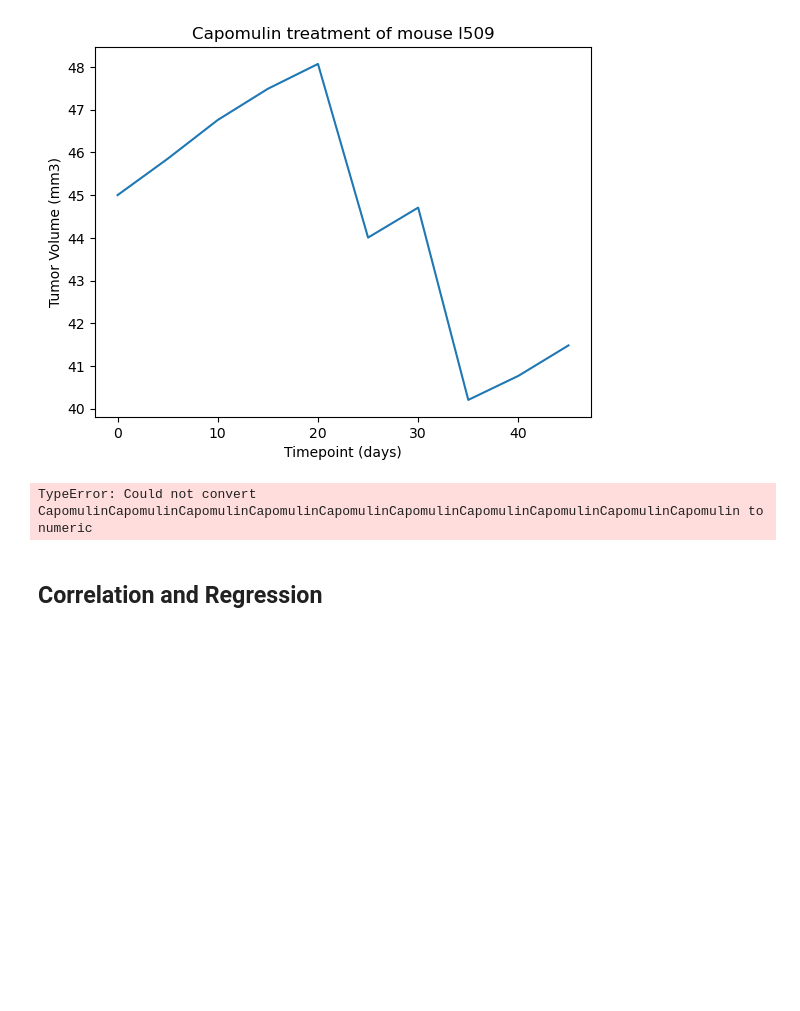
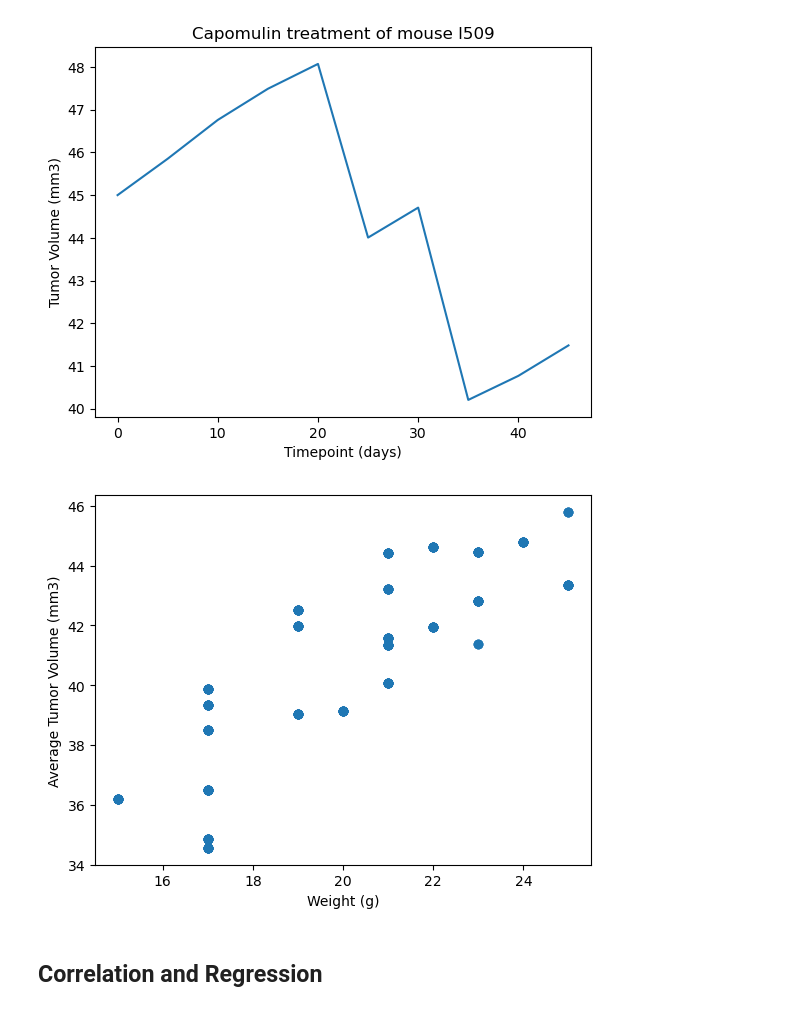
Before and after one commit to Neil7777/Matplotlib-Challenge, a Jupyter notebook: Pymaceuticals/pymaceuticals_starter.ipynb, the cells around one changed output. Cells and saved outputs as stored; diff of their text form; code cells hidden in the pictures; blank space fills up the shorter version.

```diff
--- a/Pymaceuticals/pymaceuticals_starter.ipynb
+++ b/Pymaceuticals/pymaceuticals_starter.ipynb
@@ -272,19 +273,24 @@ plt.show()
 # %%
 # Generate a scatter plot of mouse weight vs. the average observed tumor volume for the entire Capomulin regimen
 
 scatter_data = clean_df.loc[clean_df["Drug Regimen"] == "Capomulin"]
 
-avg_scatter_data = scatter_data.groupby(scatter_data["Mouse ID"]).mean()
-avg_tumor_vol = avg_scatter_data["Tumor Volume (mm3)"]
+avg_scatter_data = pd.DataFrame(scatter_data.groupby('Mouse ID')['Tumor Volume (mm3)'].mean()
+                          .sort_values()).reset_index().rename(columns={'Tumor Volume (mm3)': 'avg_tumor_vol'})
+
+avg_scatter_data = pd.merge(scatter_data, avg_scatter_data, on='Mouse ID')
+final_avg_vol_df =avg_scatter_data[['Weight (g)', 'avg_tumor_vol']].drop_duplicates()
+
+avg_tumor_vol = avg_scatter_data["avg_tumor_vol"]
 mouse_weight = avg_scatter_data["Weight (g)"]
 
 plt.scatter(mouse_weight, avg_tumor_vol)
 
 plt.xlabel("Weight (g)")
 plt.ylabel("Average Tumor Volume (mm3)")
 
 plt.show()
 # %% [output]
-TypeError: Could not convert CapomulinCapomulinCapomulinCapomulinCapomulinCapomulinCapomulinCapomulinCapomulinCapomulin to numeric
+[figure, added]
 # %% [markdown]
 ## Correlation and Regression
```
Also changed, not shown: parts of 3 cells of this notebook.
